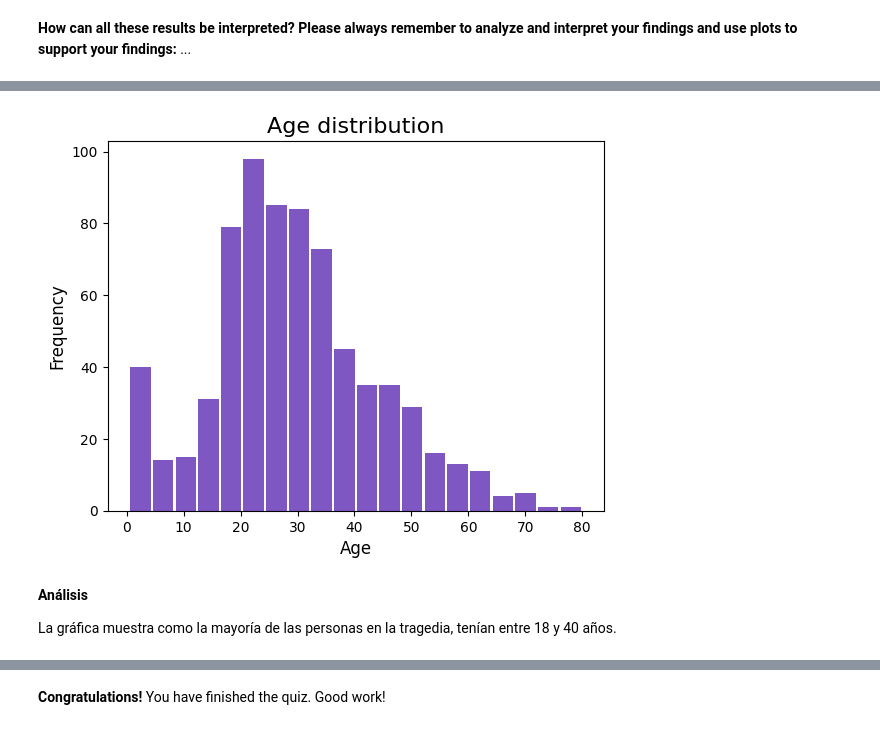
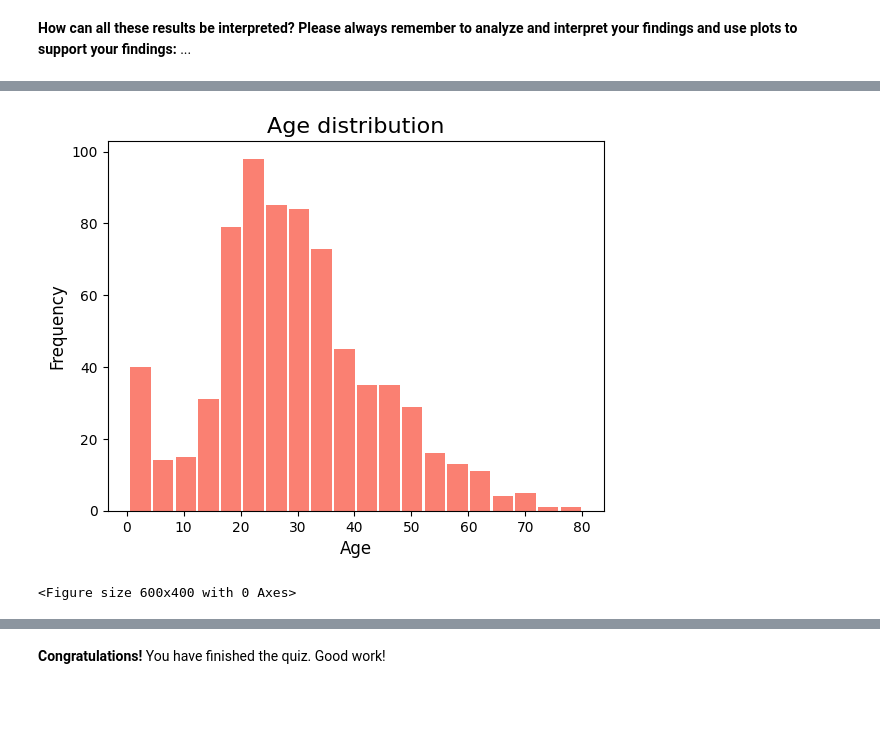
Before and after one commit to marcarvajalma/AlgorithmsUN2024II, a Jupyter notebook: Quiz2/marcarvajalma_Quiz2.ipynb, the cells around one changed output, grey strips where cells are left out. Drawn from its saved outputs; the diff is of its cells as text; code cells hidden in the pictures; blank space fills up the shorter version.

```diff
--- a/Quiz2/marcarvajalma_Quiz2.ipynb
+++ b/Quiz2/marcarvajalma_Quiz2.ipynb
@@ -824,15 +804,11 @@ Los datos revelan que apenas el 38.4% de los pasajeros logró sobrevivir, mientr
 # %%
-import matplotlib.pyplot as plt
-
 age = titanic['Age']
-plt.hist(age, bins=20, rwidth=.9,color='#7E57C2')
+plt.hist(age, bins=20, rwidth=.9,color='salmon')
 plt.title('Age distribution', fontsize=16)  # Título
 plt.xlabel('Age', fontsize=12)  # Etiqueta del eje x
 plt.ylabel('Frequency', fontsize=12)  # Etiqueta del eje y
+plt.figure(figsize=(6, 4))
 plt.show()
 # %% [output]
-[figure, old version]
+[figure, new version]
+<Figure size 600x400 with 0 Axes>
-# %% [markdown]
-**Análisis**
-
-La gráfica muestra como la mayoría de las personas en la tragedia, tenían entre 18 y 40 años.
```
Also changed, not shown: parts of 16 cells of this notebook.
